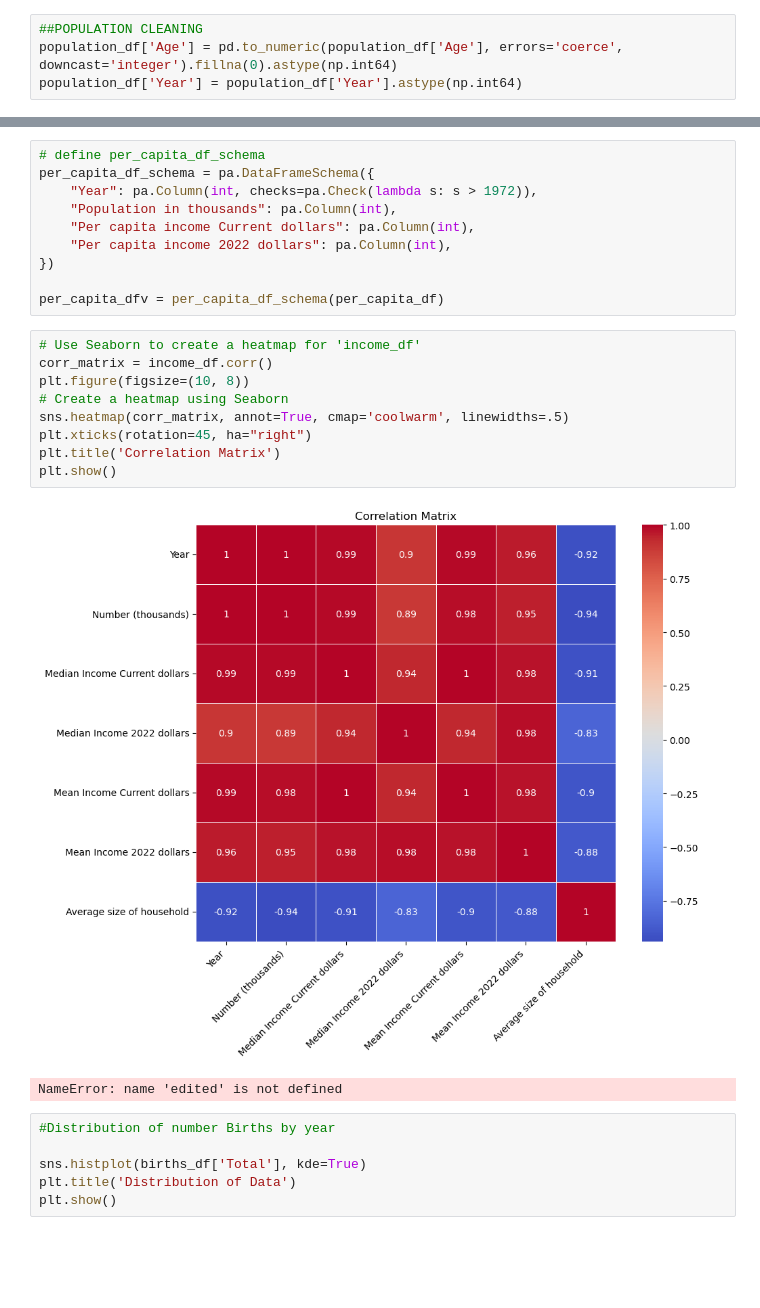
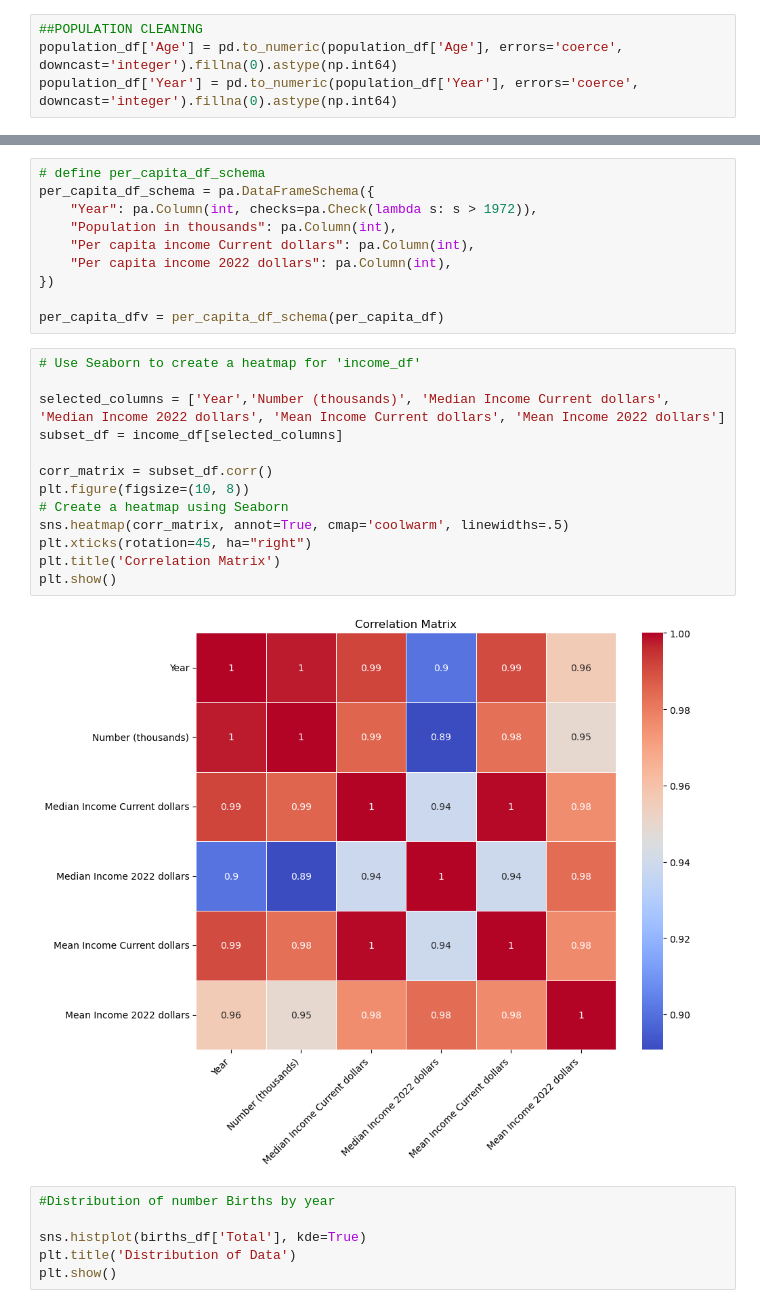
Before and after one commit to ColeGeiger/Project_3, a Jupyter notebook: project-3-data-intake.ipynb, the cells around one changed output, grey strips where cells are left out. Drawn from its saved outputs; the diff is of its cells as text; blank space fills up the shorter version.

```diff
--- a/project-3-data-intake.ipynb
+++ b/project-3-data-intake.ipynb
@@ -125,7 +125,7 @@ dtype: object
 # %%
 ##POPULATION CLEANING
 population_df['Age'] = pd.to_numeric(population_df['Age'], errors='coerce', downcast='integer').fillna(0).astype(np.int64)
-population_df['Year'] = population_df['Year'].astype(np.int64)
+population_df['Year'] = pd.to_numeric(population_df['Year'], errors='coerce', downcast='integer').fillna(0).astype(np.int64)
 # %%
 # Create a dictionary to store your DataFrames
 dataframes = {
@@ -315,16 +306,19 @@ per_capita_df_schema = pa.DataFrameSchema({
 per_capita_dfv = per_capita_df_schema(per_capita_df)
 # %%
 # Use Seaborn to create a heatmap for 'income_df'
-corr_matrix = income_df.corr()
+
+selected_columns = ['Year','Number (thousands)', 'Median Income Current dollars', 'Median Income 2022 dollars', 'Mean Income Current dollars', 'Mean Income 2022 dollars']
+subset_df = income_df[selected_columns]
+
+corr_matrix = subset_df.corr()
 plt.figure(figsize=(10, 8))
 # Create a heatmap using Seaborn
 sns.heatmap(corr_matrix, annot=True, cmap='coolwarm', linewidths=.5)
 plt.xticks(rotation=45, ha="right")
 plt.title('Correlation Matrix')
 plt.show()
 # %% [output]
-[figure, old version]
+[figure, new version]
-NameError: name 'edited' is not defined
 # %%
 #Distribution of number Births by year
 
```
Also changed, not shown: parts of 17 cells of this notebook, 7 other files.
